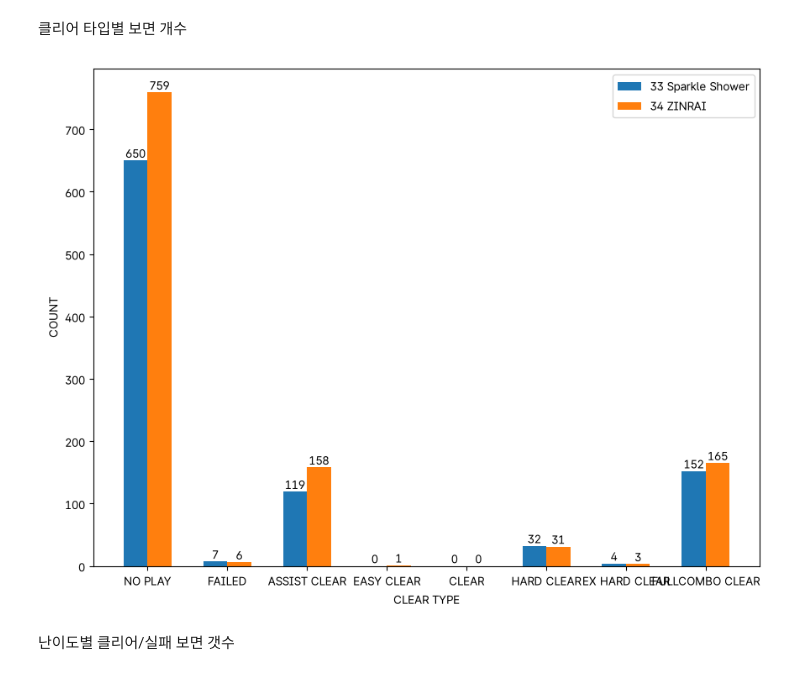
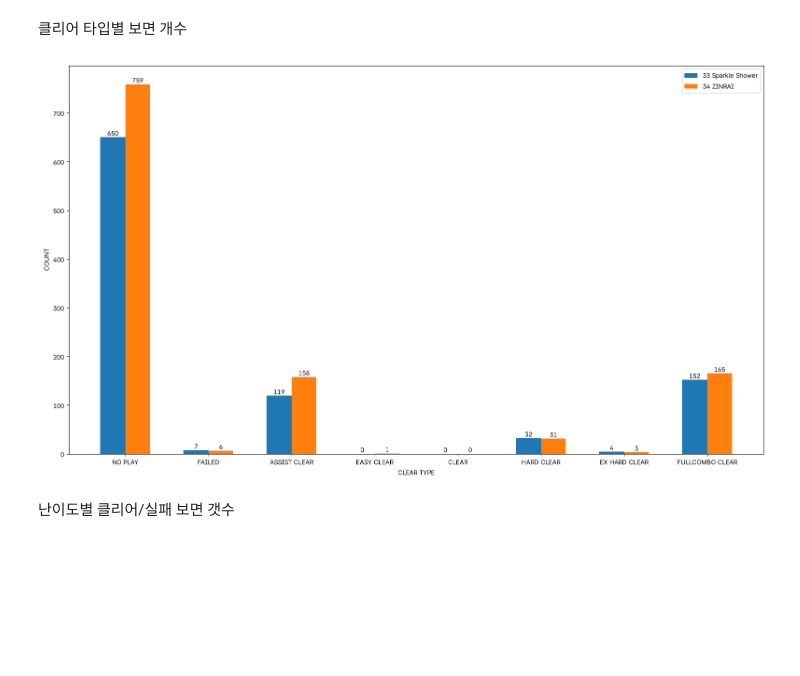
Before and after one commit to pji2918/py, a Jupyter notebook: iidxanalysis.ipynb, the cells around one changed output. Cells and saved outputs as stored; diff of their text form; code cells hidden in the pictures; blank space fills up the shorter version.

```diff
--- a/iidxanalysis.ipynb
+++ b/iidxanalysis.ipynb
@@ -163,7 +163,7 @@ for df in (df1, df2):
 df1 내의 같은 곡 다른 패턴을 난이도와 함께 분리
 및 병합
 # %%
-TO_MERGE = ("LEVEL", "SCORE", "MISS COUNT")
+TO_MERGE = ("LEVEL", "DJ LEVEL", "SCORE", "MISS COUNT")
 for idx, df in enumerate((df1, df2)):
     for mg in TO_MERGE:
         melted_data = df.melt(
@@ -196,12 +196,10 @@ for idx, df in enumerate((df1, df2)):
                 how="inner",
             )
             if mg == "MISS COUNT":
-                merged_data[idx]["MISS COUNT"] = merged_data[idx]["MISS COUNT"].replace(
-                    "---", -1
-                )
-                merged_data[idx]["MISS COUNT"] = pd.to_numeric(
-                    merged_data[idx]["MISS COUNT"]
-                )
+                merged_data[idx][mg] = merged_data[idx][mg].replace("---", -1)
+                merged_data[idx][mg] = pd.to_numeric(merged_data[idx][mg])
+            elif mg == "DJ LEVEL":
+                merged_data[idx][mg] = merged_data[idx][mg].replace("---", "F")
 
 merged_data1 = merged_data[0]
 merged_data2 = merged_data[1]
@@ -301,36 +299,36 @@ df2_ct = (
 )
 
 if isinstance(df1_ct, pd.Series) and isinstance(df2_ct, pd.Series):
-    plt.figure(figsize=(1024, 768, "px"))
+    plt.figure(figsize=(1920, 1080, "px"))
     rcParams["font.family"] = "Pretendard GOV"
 
     p1 = plt.bar(
         x=np.arange(len(df1_ct)) - 0.15,
         height=df1_ct,
         label="33 Sparkle Shower",
         width=0.3,
     )
     p2 = plt.bar(
         x=np.arange(len(df2_ct)) + 0.15,
         height=df2_ct,
         label="34 ZINRAI",
         width=0.3,
     )
     plt.xticks(
         np.arange(len(df2_ct)),
         df2_ct.index.to_list(),
     )
 
     plt.bar_label(p1, label_type="edge")
     plt.bar_label(p2, label_type="edge")
     plt.legend()
     plt.xlabel("CLEAR TYPE")
     plt.ylabel("COUNT")
     plt.show()
 else:
-    raise TypeError("Invalid input data")
+    raise TypeError("Input data is invalid")
 # %% [output]
-[figure, old version]
+[figure, new version]
 # %% [markdown]
 난이도별 클리어/실패 보면 갯수
 # %%
```
Also changed, not shown: parts of 4 cells of this notebook.
